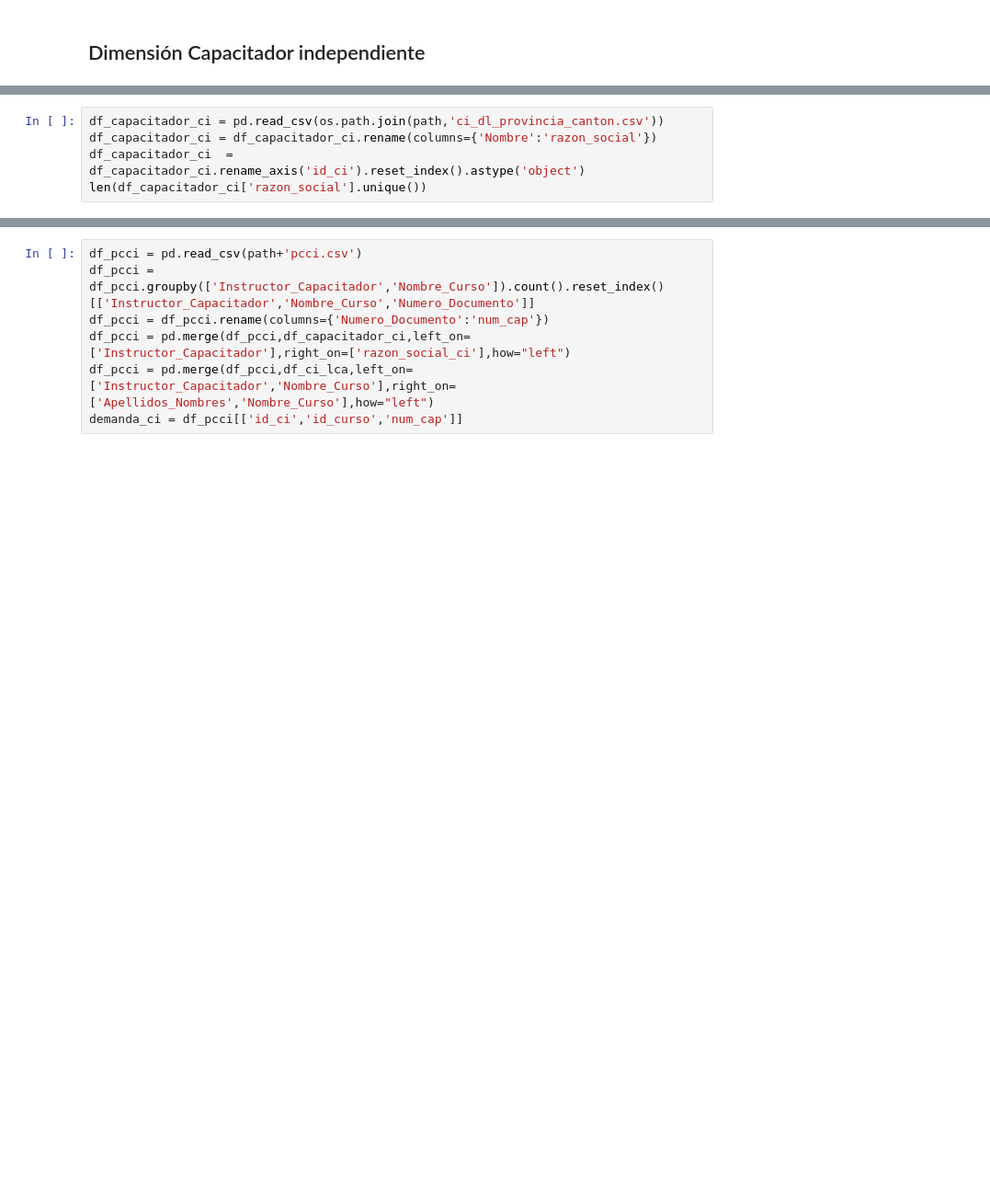
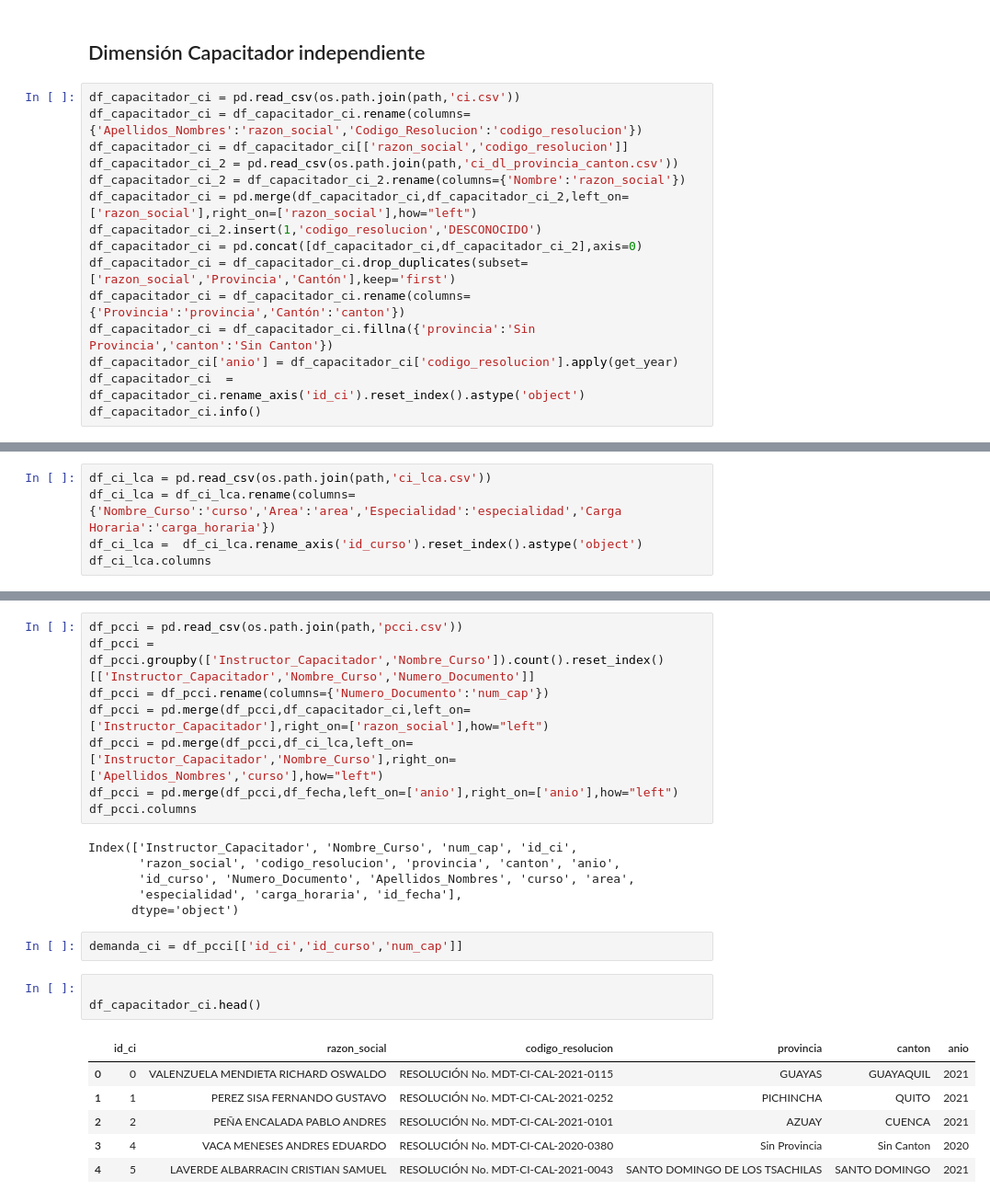
Before and after one commit to Herziox/Data-Mining-System-SETEC, a Jupyter notebook: 3_data_preprocesing_module/ETL_Datawarehouse.ipynb, the cells around one changed output, grey strips where cells are left out. Shown at 92% size. Cells and saved outputs as stored; diff of their text form; blank space fills up the shorter version.

```diff
--- a/3_data_preprocesing_module/ETL_Datawarehouse.ipynb
+++ b/3_data_preprocesing_module/ETL_Datawarehouse.ipynb
@@ -410,3 +387,18 @@ df_demanda_oec.to_csv(os.path.join(path_datawarehouse,path_datamart_oec,'fact_oe
 os.mkdir(path_datawarehouse+path_datamart_ci,0o666)
 # %% [markdown]
 ## Dimensión Capacitador independiente
+# %%
+df_capacitador_ci = pd.read_csv(os.path.join(path,'ci.csv'))
+df_capacitador_ci = df_capacitador_ci.rename(columns={'Apellidos_Nombres':'razon_social','Codigo_Resolucion':'codigo_resolucion'})
+df_capacitador_ci = df_capacitador_ci[['razon_social','codigo_resolucion']]
+df_capacitador_ci_2 = pd.read_csv(os.path.join(path,'ci_dl_provincia_canton.csv'))
+df_capacitador_ci_2 = df_capacitador_ci_2.rename(columns={'Nombre':'razon_social'})
+df_capacitador_ci = pd.merge(df_capacitador_ci,df_capacitador_ci_2,left_on=['razon_social'],right_on=['razon_social'],how="left")
+df_capacitador_ci_2.insert(1,'codigo_resolucion','DESCONOCIDO')
+df_capacitador_ci = pd.concat([df_capacitador_ci,df_capacitador_ci_2],axis=0)
+df_capacitador_ci = df_capacitador_ci.drop_duplicates(subset=['razon_social','Provincia','Cantón'],keep='first')
+df_capacitador_ci = df_capacitador_ci.rename(columns={'Provincia':'provincia','Cantón':'canton'})
+df_capacitador_ci = df_capacitador_ci.fillna({'provincia':'Sin Provincia','canton':'Sin Canton'})
+df_capacitador_ci['anio'] = df_capacitador_ci['codigo_resolucion'].apply(get_year)
+df_capacitador_ci  = df_capacitador_ci.rename_axis('id_ci').reset_index().astype('object')
+df_capacitador_ci.info()
@@ -413,6 +431,6 @@ os.mkdir(path_datawarehouse+path_datamart_ci,0o666)
 # %%
-df_capacitador_ci = pd.read_csv(os.path.join(path,'ci_dl_provincia_canton.csv'))
-df_capacitador_ci = df_capacitador_ci.rename(columns={'Nombre':'razon_social'})
-df_capacitador_ci  = df_capacitador_ci.rename_axis('id_ci').reset_index().astype('object')
-len(df_capacitador_ci['razon_social'].unique())
+df_ci_lca = pd.read_csv(os.path.join(path,'ci_lca.csv'))
+df_ci_lca = df_ci_lca.rename(columns={'Nombre_Curso':'curso','Area':'area','Especialidad':'especialidad','Carga Horaria':'carga_horaria'})
+df_ci_lca =  df_ci_lca.rename_axis('id_curso').reset_index().astype('object')
+df_ci_lca.columns
 # %% [output]
@@ -445,10 +442,29 @@ df_ci_lca
 # %%
-df_pcci = pd.read_csv(path+'pcci.csv')
+df_pcci = pd.read_csv(os.path.join(path,'pcci.csv'))
 df_pcci = df_pcci.groupby(['Instructor_Capacitador','Nombre_Curso']).count().reset_index()[['Instructor_Capacitador','Nombre_Curso','Numero_Documento']]
 df_pcci = df_pcci.rename(columns={'Numero_Documento':'num_cap'})
-df_pcci = pd.merge(df_pcci,df_capacitador_ci,left_on=['Instructor_Capacitador'],right_on=['razon_social_ci'],how="left")
-df_pcci = pd.merge(df_pcci,df_ci_lca,left_on=['Instructor_Capacitador','Nombre_Curso'],right_on=['Apellidos_Nombres','Nombre_Curso'],how="left")
-demanda_ci = df_pcci[['id_ci','id_curso','num_cap']]
+df_pcci = pd.merge(df_pcci,df_capacitador_ci,left_on=['Instructor_Capacitador'],right_on=['razon_social'],how="left")
+df_pcci = pd.merge(df_pcci,df_ci_lca,left_on=['Instructor_Capacitador','Nombre_Curso'],right_on=['Apellidos_Nombres','curso'],how="left")
+df_pcci = pd.merge(df_pcci,df_fecha,left_on=['anio'],right_on=['anio'],how="left")
+df_pcci.columns
+# %% [output]
+Index(['Instructor_Capacitador', 'Nombre_Curso', 'num_cap', 'id_ci',
+       'razon_social', 'codigo_resolucion', 'provincia', 'canton', 'anio',
+       'id_curso', 'Numero_Documento', 'Apellidos_Nombres', 'curso', 'area',
+       'especialidad', 'carga_horaria', 'id_fecha'],
+      dtype='object')
+# %%
+demanda_ci = df_pcci[['id_ci','id_curso','num_cap']]
+# %%
+
+df_capacitador_ci.head()
+# %% [output]
+|  | id_ci | razon_social | codigo_resolucion | provincia | canton | anio |
+| 0 | 0 | VALENZUELA MENDIETA RICHARD OSWALDO | RESOLUCIÓN No. MDT-CI-CAL-2021-0115 | GUAYAS | GUAYAQUIL | 2021 |
+| 1 | 1 | PEREZ SISA FERNANDO GUSTAVO | RESOLUCIÓN No. MDT-CI-CAL-2021-0252 | PICHINCHA | QUITO | 2021 |
+| 2 | 2 | PEÑA ENCALADA PABLO ANDRES | RESOLUCIÓN No. MDT-CI-CAL-2021-0101 | AZUAY | CUENCA | 2021 |
+| 3 | 4 | VACA MENESES ANDRES EDUARDO | RESOLUCIÓN No. MDT-CI-CAL-2020-0380 | Sin Provincia | Sin Canton | 2020 |
+| 4 | 5 | LAVERDE ALBARRACIN CRISTIAN SAMUEL | RESOLUCIÓN No. MDT-CI-CAL-2021-0043 | SANTO DOMINGO DE LOS TSACHILAS | SANTO DOMINGO | 2021 |
 # %%
 demanda_ci.info()
 # %% [output]
```
Also changed, not shown: parts of 11 cells of this notebook, 6 other files.
